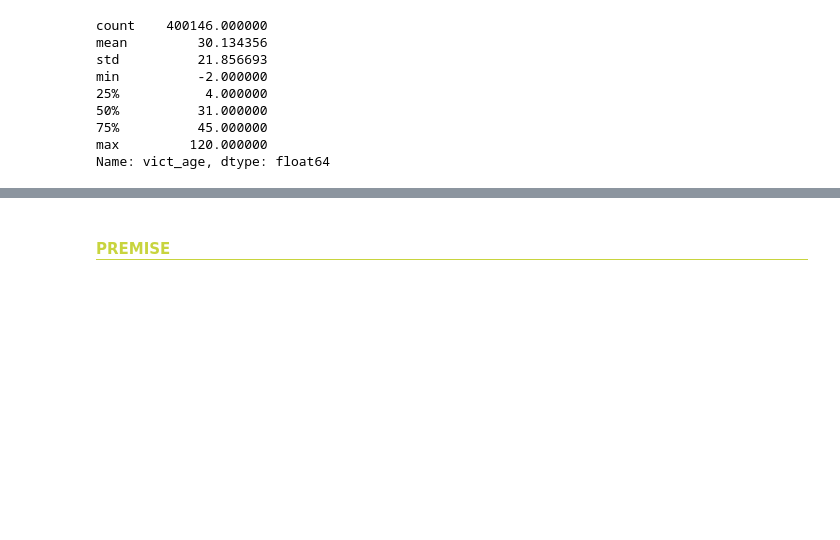
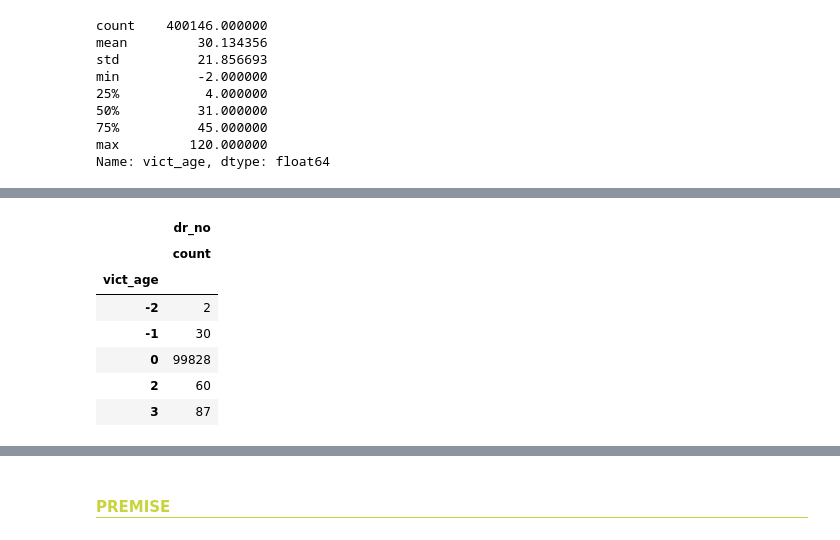
Before and after one commit to jdormaar/Boardgame_Preferences_Predictive_Analysis, a Jupyter notebook: Competitions/Analyzing Crime in LA/Workbook/notebook.ipynb, the cells around one changed output, grey strips where cells are left out. Cells and saved outputs as stored; diff of their text form; code cells hidden in the pictures; blank space fills up the shorter version.

```diff
--- a/Competitions/Analyzing Crime in LA/Workbook/notebook.ipynb
+++ b/Competitions/Analyzing Crime in LA/Workbook/notebook.ipynb
@@ -576,0 +582,11 @@ FileNotFoundError: [Errno 2] No such file or directory: '../images/vict_age_dist
+# %%
+df[['vict_age', 'dr_no']].groupby(['vict_age']).agg(['count']).head()
+# %% [output]
+|  | dr_no |
+|  | count |
+| vict_age |  |
+| -2 | 2 |
+| -1 | 30 |
+| 0 | 99828 |
+| 2 | 60 |
+| 3 | 87 |
```
Also changed, not shown: parts of 7 cells of this notebook, 3 other files.
